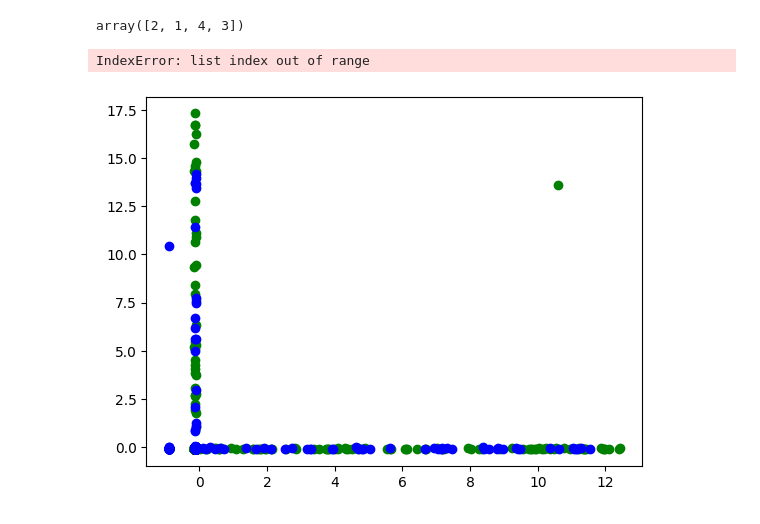
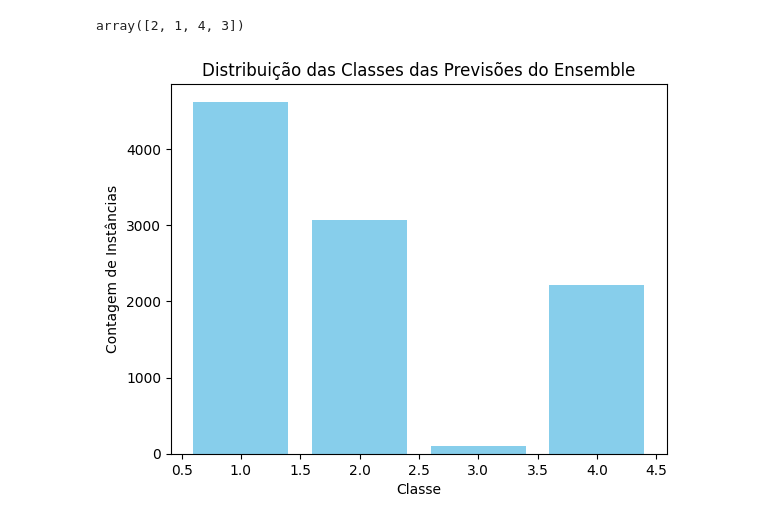
Before and after one commit to RodrigodeFeo/8DTS, a Jupyter notebook: Trabalho_Integrado_ML_RM351578.ipynb, the cells around one changed output. Drawn from its saved outputs; the diff is of its cells as text; code cells hidden in the pictures.

```diff
--- a/Trabalho_Integrado_ML_RM351578.ipynb
+++ b/Trabalho_Integrado_ML_RM351578.ipynb
@@ -781,28 +792,22 @@ Agora vamos plotar um grafico para analisar a distibuicao da nossa predicao entr
 pd.unique(ensemble_pred)
 # %% [output]
 array([2, 1, 4, 3])
-# %%
-import matplotlib.pyplot as plt
-import numpy as np
-
-# Cores para cada classe
-cores = ['r', 'g', 'b']
-
-# Plotar um ponto para cada previsão
-for classe in range(len(np.unique(ensemble_pred))):
-    # Obter índices das previsões dessa classe
-    indices = np.where(ensemble_pred == classe)
-    # Plotar os pontos
-    plt.scatter(X_test[indices, 0], X_test[indices, 1], c=cores[classe], label=f'Classe {classe}')
-
-# Adicionar rótulos e título
-plt.xlabel('Feature 1')
-plt.ylabel('Feature 2')
-plt.title('Resultado da Previsão do Ensemble')
-plt.legend()
-
-# Mostrar o gráfico
-plt.show()
-# %% [output]
-IndexError: list index out of range
-[figure, removed]
+# %%
+import matplotlib.pyplot as plt
+import numpy as np
+
+# Calcular a contagem de instâncias em cada classe
+classes, contagem = np.unique(ensemble_pred, return_counts=True)
+
+# Plotar um gráfico de barras
+plt.bar(classes, contagem, color='skyblue')
+
+# Adicionar rótulos e título
+plt.xlabel('Classe')
+plt.ylabel('Contagem de Instâncias')
+plt.title('Distribuição das Classes das Previsões do Ensemble')
+
+# Mostrar o gráfico
+plt.show()
+# %% [output]
+[figure, added]
```
Also changed, not shown: parts of 2 cells of this notebook.
